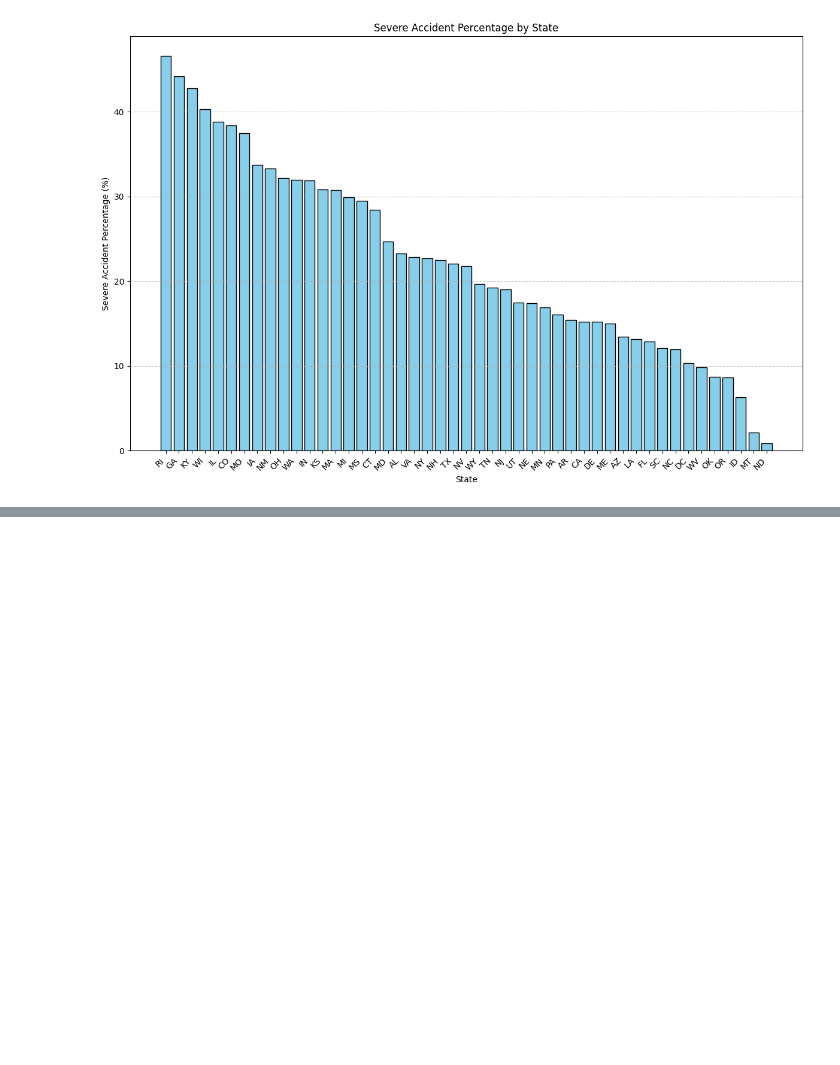
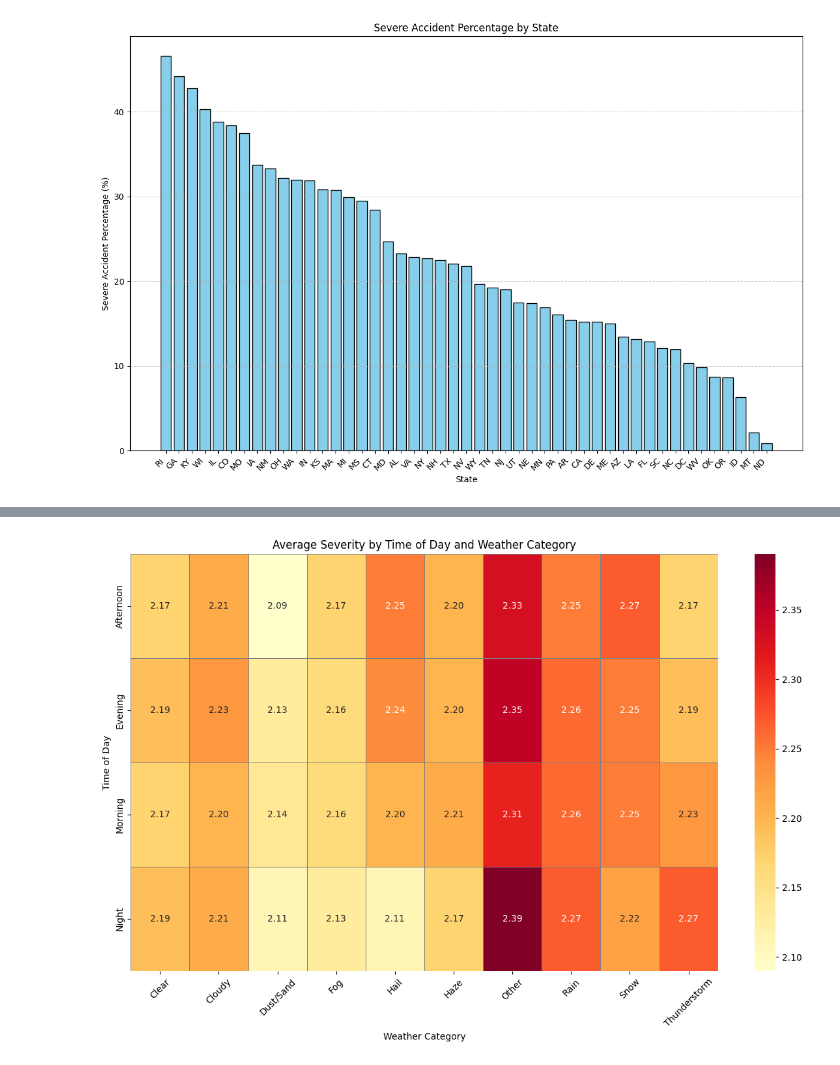
Before and after one commit to bartoszwalk/CSC-1109-FinalAssignment, a Jupyter notebook: visualisations.ipynb, the cells around one changed output, grey strips where cells are left out. Saved outputs shown, nothing was run; the diff lists cells and outputs as text; code cells hidden in the pictures; blank space fills up the shorter version.

```diff
--- a/visualisations.ipynb
+++ b/visualisations.ipynb
@@ -125,0 +152,27 @@ fig.show()
+# %%
+severity_heatmap_data = weather.pivot_table(
+    index='time_of_day',
+    columns='weather_category',
+    values='avg_severity',
+    aggfunc='mean',
+    fill_value=0
+)
+
+plt.figure(figsize=(12, 8))
+sns.heatmap(
+    severity_heatmap_data,
+    annot=True,
+    fmt='.2f',
+    cmap='YlOrRd',
+    linewidths=0.5,
+    linecolor='gray'
+)
+plt.title('Average Severity by Time of Day and Weather Category')
+plt.xlabel('Weather Category')
+plt.ylabel('Time of Day')
+plt.xticks(rotation=45)
+plt.tight_layout()
+
+plt.show()
+# %% [output]
+[figure, added]
```
Also changed, not shown: parts of 6 cells of this notebook, 3 other files.
